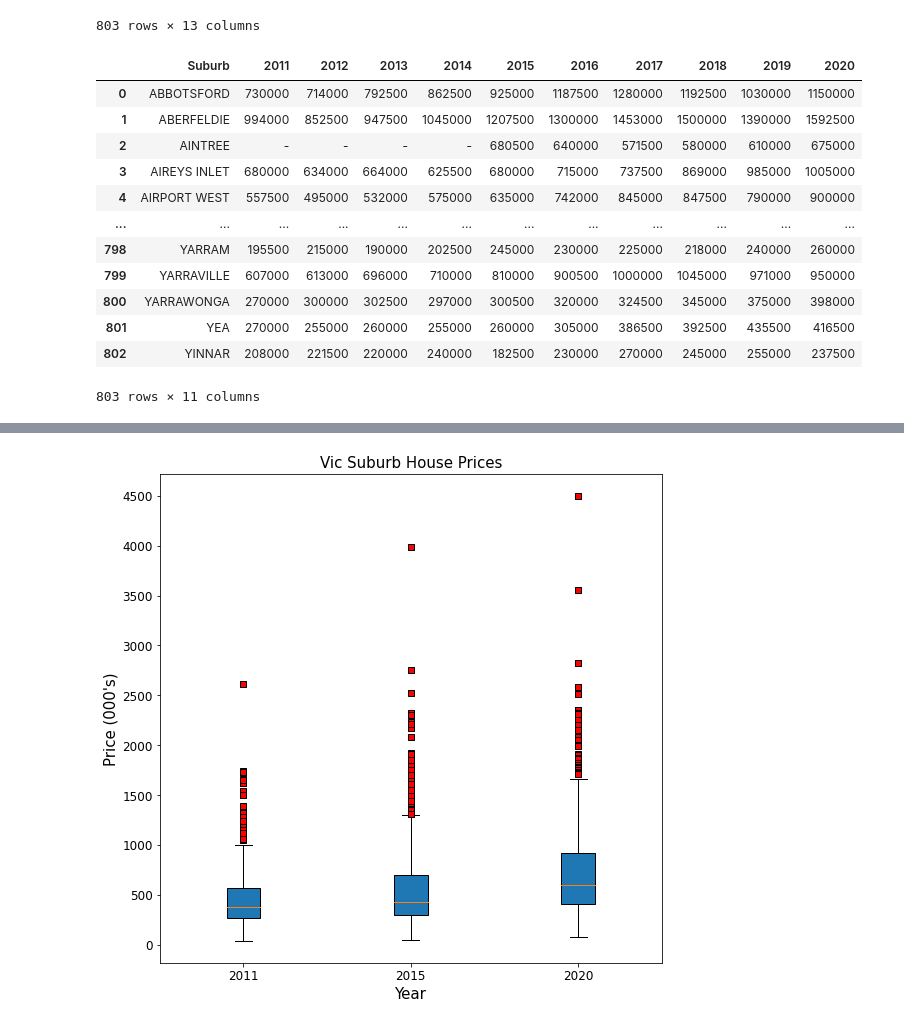
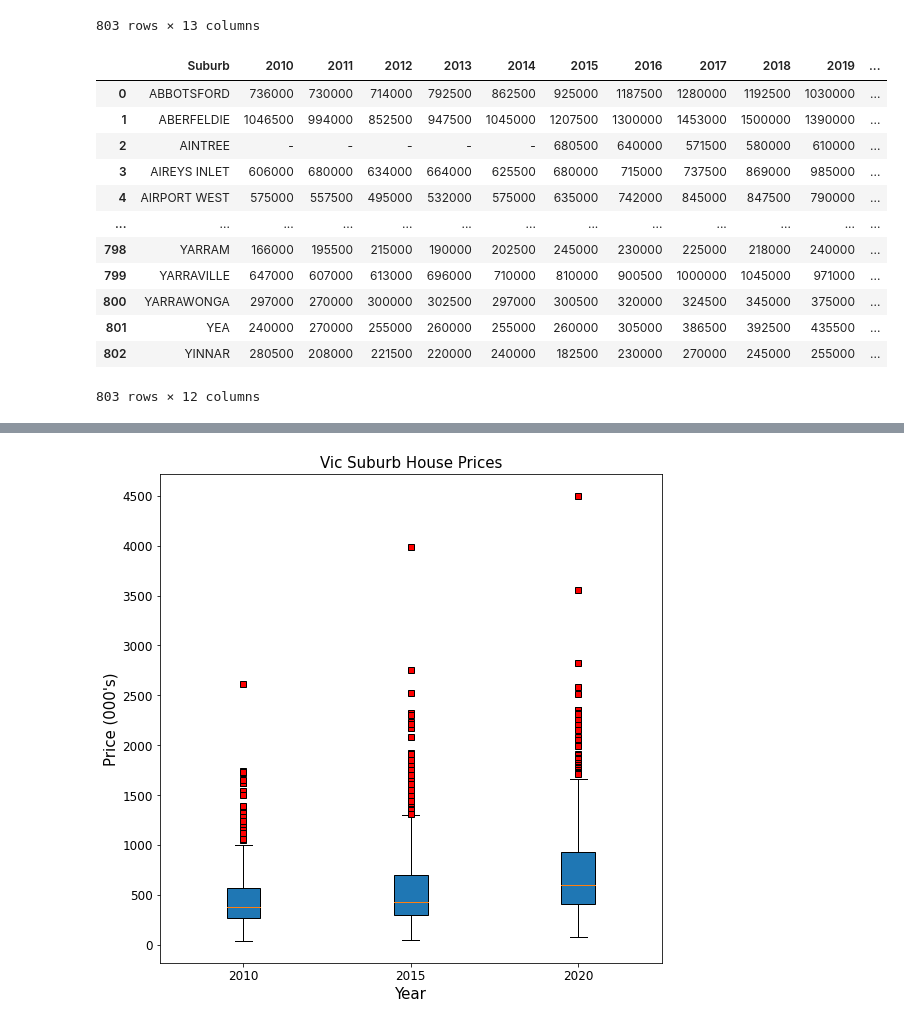
Before and after one commit to LP-116/Project-1, a Jupyter notebook: final suburb analysis.ipynb, the cells around one changed output, grey strips where cells are left out. Cells and saved outputs as stored; diff of their text form; code cells hidden in the pictures.

```diff
--- a/final suburb analysis.ipynb
+++ b/final suburb analysis.ipynb
@@ -119,22 +119,22 @@ vic_subs_df
 803 rows × 13 columns
 # %%
 del vic_subs_df["2009"]
-del vic_subs_df["2010"]
+# del vic_subs_df["2010"]
 vic_subs_df
 # %% [output]
-|  | Suburb | 2011 | 2012 | 2013 | 2014 | 2015 | 2016 | 2017 | 2018 | 2019 | 2020 |
-| 0 | ABBOTSFORD | 730000 | 714000 | 792500 | 862500 | 925000 | 1187500 | 1280000 | 1192500 | 1030000 | 1150000 |
-| 1 | ABERFELDIE | 994000 | 852500 | 947500 | 1045000 | 1207500 | 1300000 | 1453000 | 1500000 | 1390000 | 1592500 |
-| 2 | AINTREE | - | - | - | - | 680500 | 640000 | 571500 | 580000 | 610000 | 675000 |
-| 3 | AIREYS INLET | 680000 | 634000 | 664000 | 625500 | 680000 | 715000 | 737500 | 869000 | 985000 | 1005000 |
-| 4 | AIRPORT WEST | 557500 | 495000 | 532000 | 575000 | 635000 | 742000 | 845000 | 847500 | 790000 | 900000 |
-| ... | ... | ... | ... | ... | ... | ... | ... | ... | ... | ... | ... |
-| 798 | YARRAM | 195500 | 215000 | 190000 | 202500 | 245000 | 230000 | 225000 | 218000 | 240000 | 260000 |
-| 799 | YARRAVILLE | 607000 | 613000 | 696000 | 710000 | 810000 | 900500 | 1000000 | 1045000 | 971000 | 950000 |
-| 800 | YARRAWONGA | 270000 | 300000 | 302500 | 297000 | 300500 | 320000 | 324500 | 345000 | 375000 | 398000 |
-| 801 | YEA | 270000 | 255000 | 260000 | 255000 | 260000 | 305000 | 386500 | 392500 | 435500 | 416500 |
-| 802 | YINNAR | 208000 | 221500 | 220000 | 240000 | 182500 | 230000 | 270000 | 245000 | 255000 | 237500 |
+|  | Suburb | 2010 | 2011 | 2012 | 2013 | 2014 | 2015 | 2016 | 2017 | 2018 | 2019 | ... |
+| 0 | ABBOTSFORD | 736000 | 730000 | 714000 | 792500 | 862500 | 925000 | 1187500 | 1280000 | 1192500 | 1030000 | ... |
+| 1 | ABERFELDIE | 1046500 | 994000 | 852500 | 947500 | 1045000 | 1207500 | 1300000 | 1453000 | 1500000 | 1390000 | ... |
+| 2 | AINTREE | - | - | - | - | - | 680500 | 640000 | 571500 | 580000 | 610000 | ... |
+| 3 | AIREYS INLET | 606000 | 680000 | 634000 | 664000 | 625500 | 680000 | 715000 | 737500 | 869000 | 985000 | ... |
+| 4 | AIRPORT WEST | 575000 | 557500 | 495000 | 532000 | 575000 | 635000 | 742000 | 845000 | 847500 | 790000 | ... |
+| ... | ... | ... | ... | ... | ... | ... | ... | ... | ... | ... | ... | ... |
+| 798 | YARRAM | 166000 | 195500 | 215000 | 190000 | 202500 | 245000 | 230000 | 225000 | 218000 | 240000 | ... |
+| 799 | YARRAVILLE | 647000 | 607000 | 613000 | 696000 | 710000 | 810000 | 900500 | 1000000 | 1045000 | 971000 | ... |
+| 800 | YARRAWONGA | 297000 | 270000 | 300000 | 302500 | 297000 | 300500 | 320000 | 324500 | 345000 | 375000 | ... |
+| 801 | YEA | 240000 | 270000 | 255000 | 260000 | 255000 | 260000 | 305000 | 386500 | 392500 | 435500 | ... |
+| 802 | YINNAR | 280500 | 208000 | 221500 | 220000 | 240000 | 182500 | 230000 | 270000 | 245000 | 255000 | ... |
-803 rows × 11 columns
+803 rows × 12 columns
 # %%
 vic_subs_df = vic_subs_df.replace("-", np.nan)
 vic_subs_df
```
Also changed, not shown: parts of 19 cells of this notebook, 4 other files.
